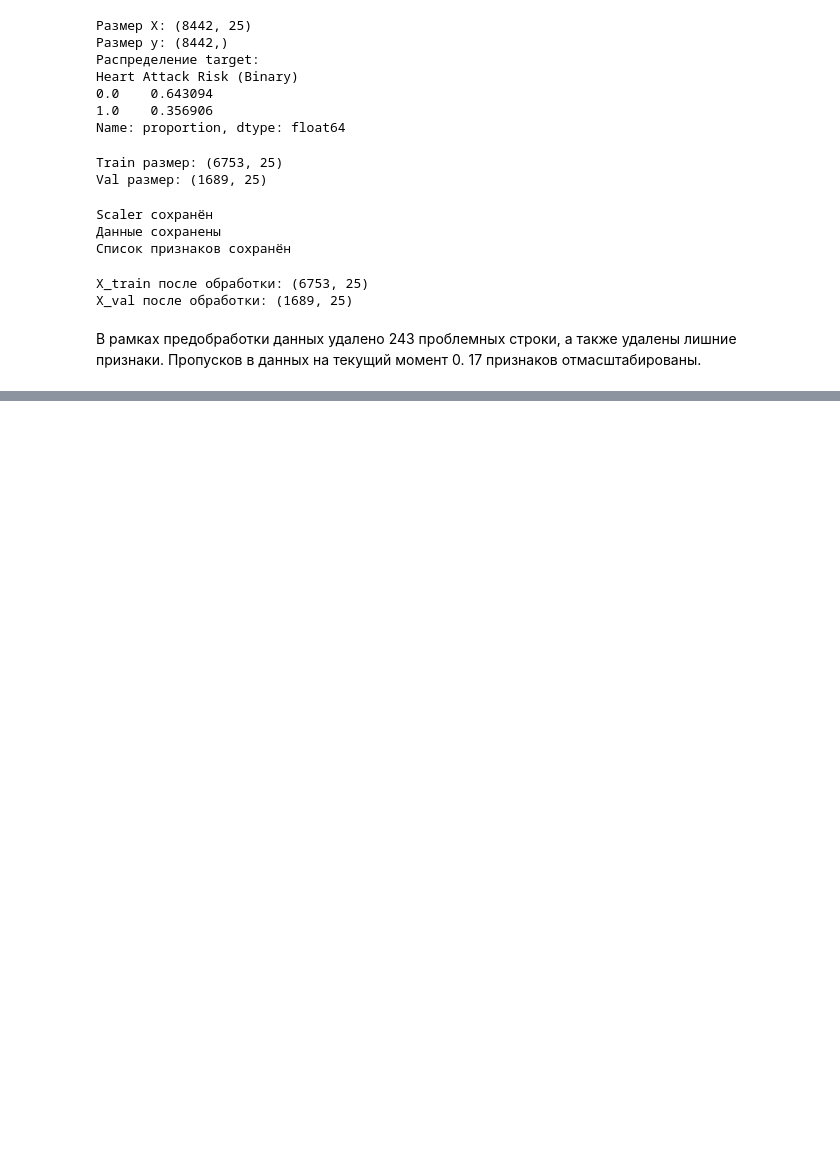
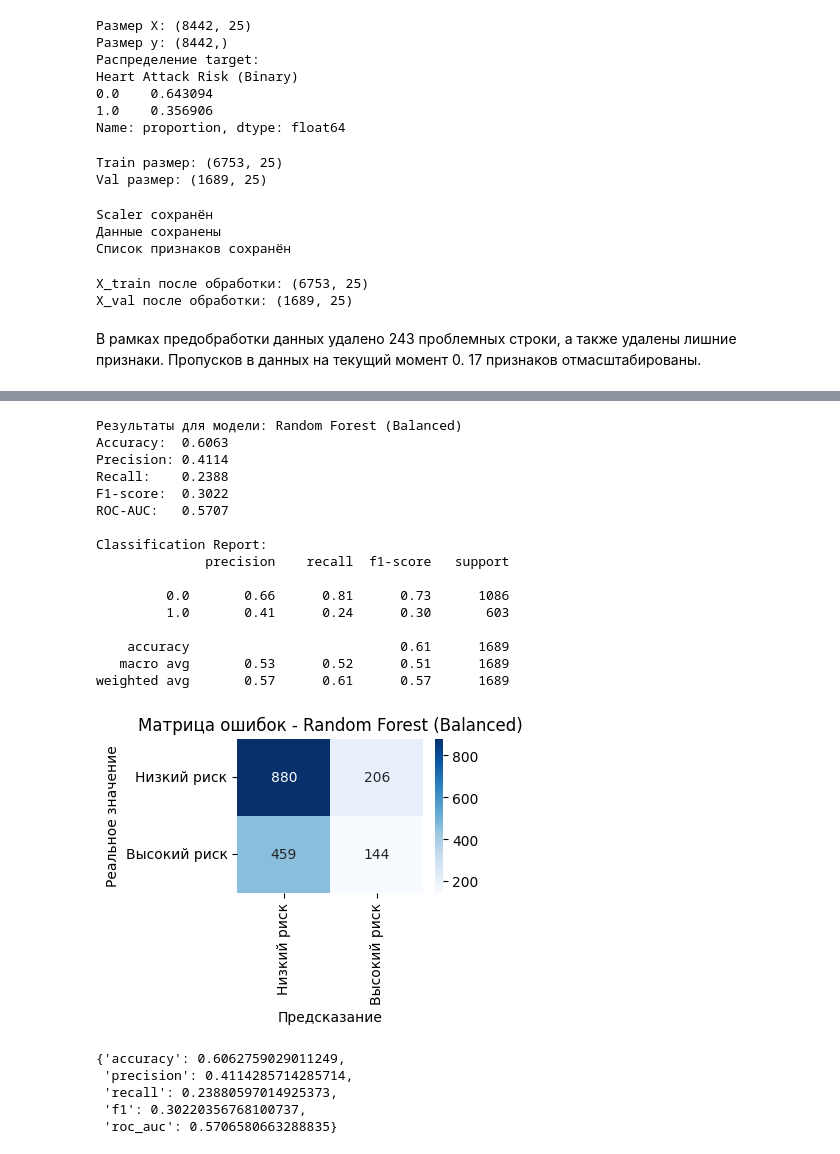
Before and after one commit to mrezaeva99-dotcom/heart_attack_risk, a Jupyter notebook: notebooks/01_eda.ipynb, the cells around one changed output, grey strips where cells are left out. Saved outputs shown, nothing was run; the diff lists cells and outputs as text; code cells hidden in the pictures; blank space fills up the shorter version.

```diff
--- a/notebooks/01_eda.ipynb
+++ b/notebooks/01_eda.ipynb
@@ -573,0 +688,36 @@ X_val после обработки: (1689, 25)
+# %%
+# Обучаем Random Forest
+# Random Forest с балансировкой
+rf_balanced = RandomForestClassifier(
+    n_estimators=200,
+    max_depth=10,
+    random_state=42,
+    class_weight='balanced',
+    n_jobs=-1
+)
+rf_balanced.fit(X_train_scaled, y_train)
+
+evaluate_model(rf_balanced, X_val_scaled, y_val, "Random Forest (Balanced)")
+# %% [output]
+Результаты для модели: Random Forest (Balanced)
+Accuracy:  0.6063
+Precision: 0.4114
+Recall:    0.2388
+F1-score:  0.3022
+ROC-AUC:   0.5707
+
+Classification Report:
+              precision    recall  f1-score   support
+
+         0.0       0.66      0.81      0.73      1086
+         1.0       0.41      0.24      0.30       603
+
+    accuracy                           0.61      1689
+   macro avg       0.53      0.52      0.51      1689
+weighted avg       0.57      0.61      0.57      1689
+[figure, added]
+{'accuracy': 0.6062759029011249,
+ 'precision': 0.4114285714285714,
+ 'recall': 0.23880597014925373,
+ 'f1': 0.30220356768100737,
+ 'roc_auc': 0.5706580663288835}
```
Also changed, not shown: parts of 34 cells of this notebook, 15 other files.
